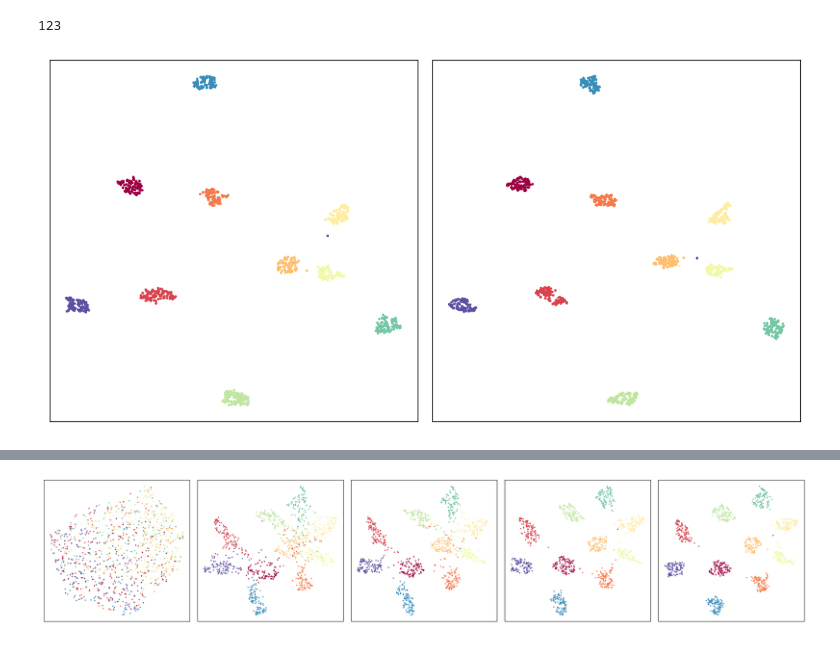
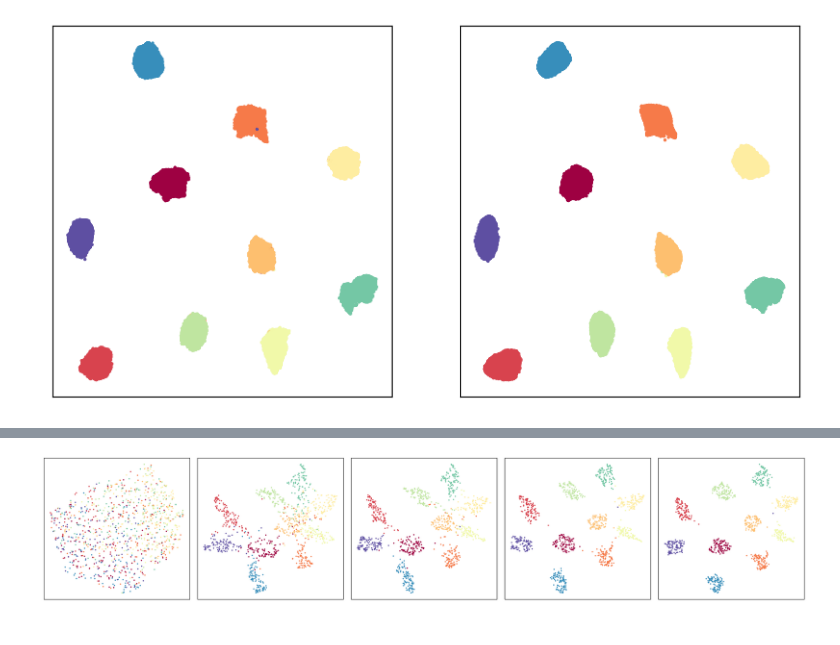
Before and after one commit to Yvonnefanf/ContraVis, a Jupyter notebook: Baseline/AlignedUMAP/withorwithoutdropout.ipynb, the cells around one changed output, grey strips where cells are left out. Drawn from its saved outputs; the diff is of its cells as text; code cells hidden in the pictures.

```diff
--- a/Baseline/AlignedUMAP/withorwithoutdropout.ipynb
+++ b/Baseline/AlignedUMAP/withorwithoutdropout.ipynb
@@ -33,14 +33,14 @@ def showalignedRes(slices, subset_length,row,column,figsize,labels):
     for i, ax in enumerate(axs.flatten()):
         ax.scatter(*aligned_mapper.embeddings_[i].T, s=2, c=labels, cmap="Spectral")
         ax.set(xticks=[], yticks=[])
+    return aligned_mapper.embeddings_
     plt.tight_layout()
 # %%
 # put data together
-subset_length = 1000
+subset_length = 50000
 slices = [ref_train_data[:subset_length], target_train_data[:subset_length]]
 labels = training_labels[:subset_length]
 
-showalignedRes(slices, subset_length, 1,2,(10,5),labels)
+embeddings = showalignedRes(slices, subset_length, 1,2,(10,5),labels)
 # %% [output]
-123
-[figure, old version]
+[figure, new version]
```
Also changed, not shown: parts of 5 cells of this notebook, 1 other file.
